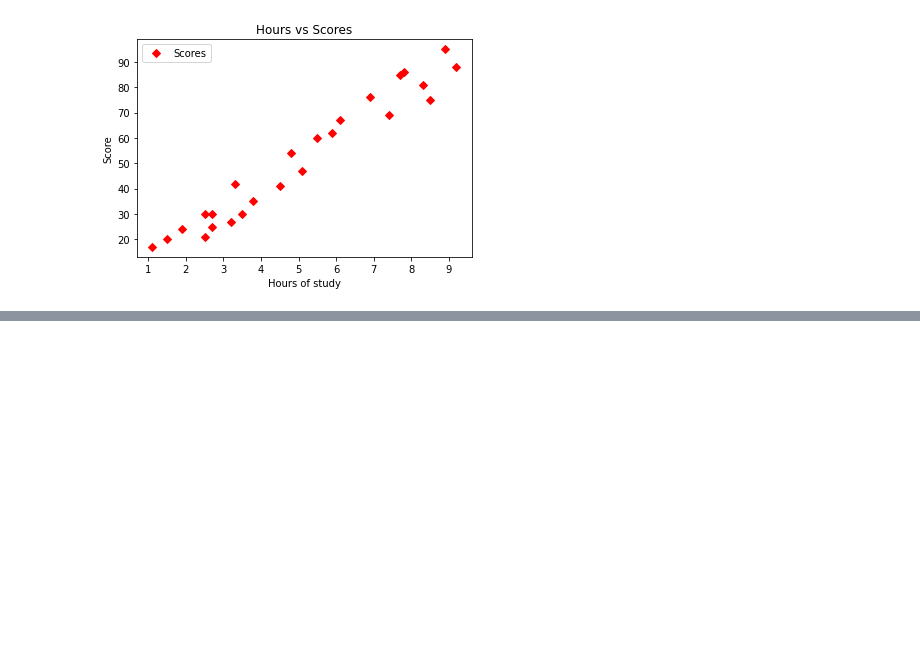
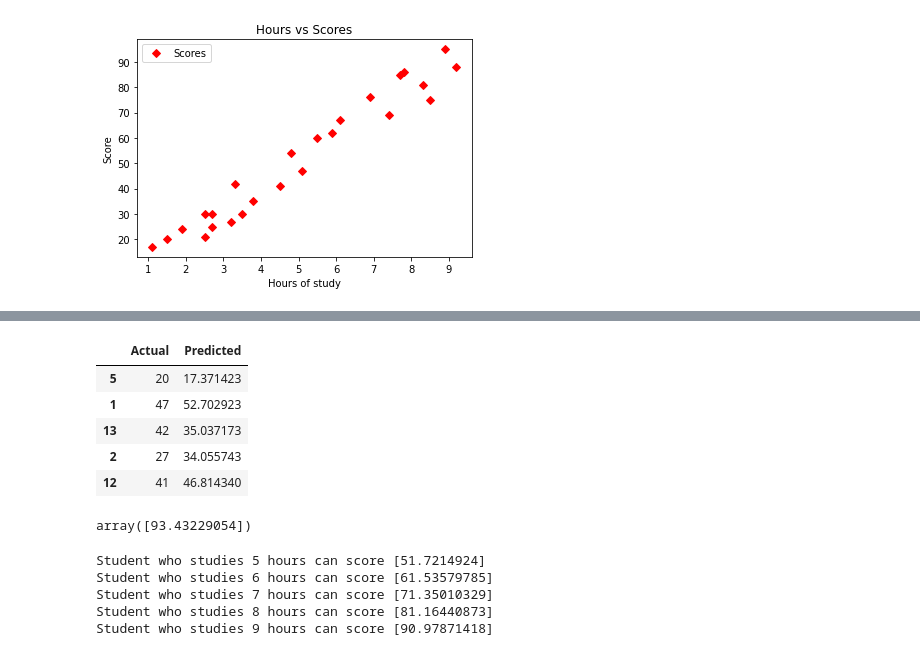
Before and after one commit to yesdeepakmittal/ml4beginners, a Jupyter notebook: mlDay01_Marks_prediction.ipynb, the cells around one changed output, grey strips where cells are left out. Saved outputs shown, nothing was run; the diff lists cells and outputs as text; code cells hidden in the pictures; blank space fills up the shorter version.

```diff
--- a/mlDay01_Marks_prediction.ipynb
+++ b/mlDay01_Marks_prediction.ipynb
@@ -60,0 +138,26 @@ just checking for commiting
+# %%
+df1 = pd.DataFrame({'Actual':y_test,'Predicted':Yhat_lr})
+df1
+# %% [output]
+|  | Actual | Predicted |
+| 5 | 20 | 17.371423 |
+| 1 | 47 | 52.702923 |
+| 13 | 42 | 35.037173 |
+| 2 | 27 | 34.055743 |
+| 12 | 41 | 46.814340 |
+# %%
+#Predicting the score of a student who studies 9.25 hours
+lr.predict(np.array([9.25]).reshape(1,1))
+# %% [output]
+array([93.43229054])
+# %%
+#predicting the score of students who studies different hours
+
+for i in range(5,10):
+    print('Student who studies',i,'hours can score',lr.predict(np.array([i]).reshape(1,1)))
+# %% [output]
+Student who studies 5 hours can score [51.7214924]
+Student who studies 6 hours can score [61.53579785]
+Student who studies 7 hours can score [71.35010329]
+Student who studies 8 hours can score [81.16440873]
+Student who studies 9 hours can score [90.97871418]
```
Also changed, not shown: parts of 22 cells of this notebook.
